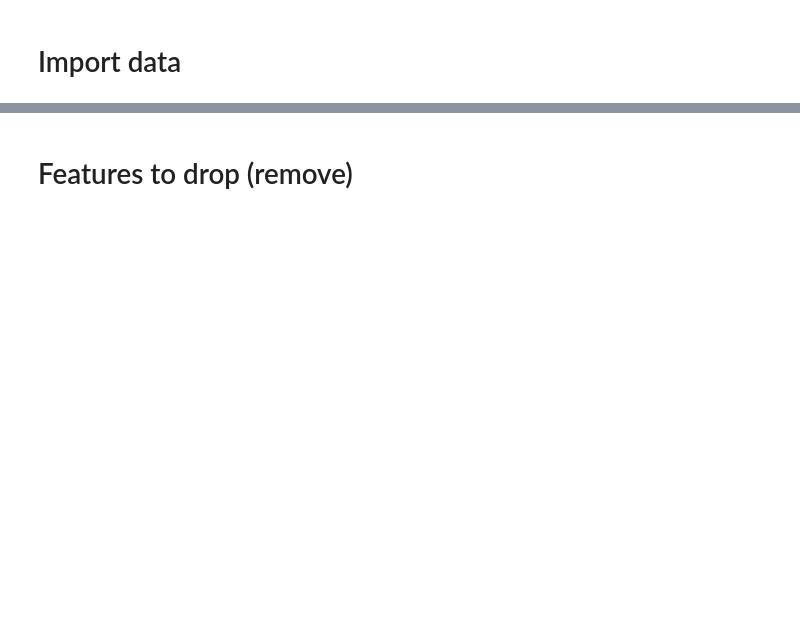
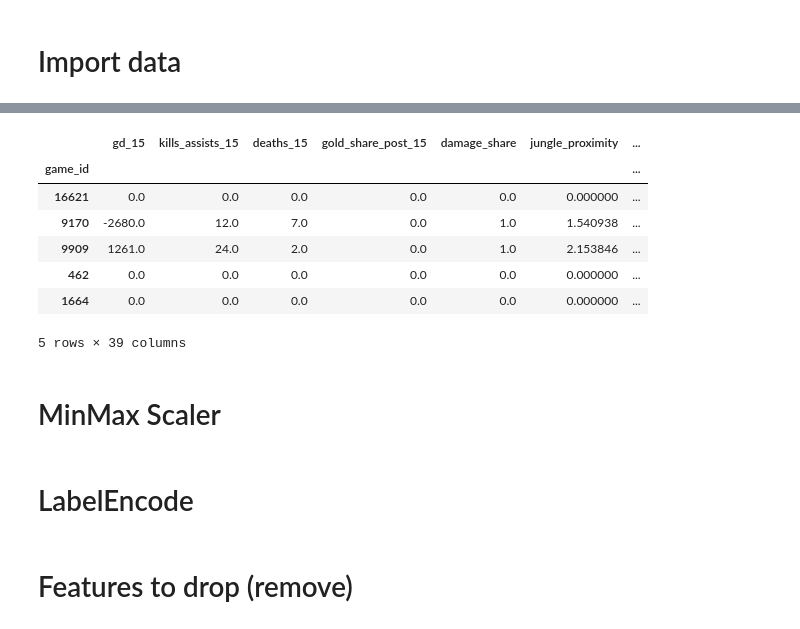
Before and after one commit to stephanyvargas/LoL_winner_predictor, a Jupyter notebook: notebooks/simple_model_Stephy.ipynb, the cells around one changed output, grey strips where cells are left out. Drawn from its saved outputs; the diff is of its cells as text; code cells hidden in the pictures; blank space fills up the shorter version.

```diff
--- a/notebooks/simple_model_Stephy.ipynb
+++ b/notebooks/simple_model_Stephy.ipynb
@@ -92,3 +165,19 @@ pd.DataFrame(champions_dict)
+# %%
+results_RED = df_RED.groupby('game_id').sum()
+results_RED.sample(5)
+# %% [output]
+|  | gd_15 | kills_assists_15 | deaths_15 | gold_share_post_15 | damage_share | jungle_proximity | ... |
+| game_id |  |  |  |  |  |  | ... |
+| 16621 | 0.0 | 0.0 | 0.0 | 0.0 | 0.0 | 0.000000 | ... |
+| 9170 | -2680.0 | 12.0 | 7.0 | 0.0 | 1.0 | 1.540938 | ... |
+| 9909 | 1261.0 | 24.0 | 2.0 | 0.0 | 1.0 | 2.153846 | ... |
+| 462 | 0.0 | 0.0 | 0.0 | 0.0 | 0.0 | 0.000000 | ... |
+| 1664 | 0.0 | 0.0 | 0.0 | 0.0 | 0.0 | 0.000000 | ... |
+5 rows × 39 columns
+# %% [markdown]
+# MinMax Scaler
+# %% [markdown]
+# LabelEncode
 # %% [markdown]
 # Features to drop (remove)
 # %%
```
Also changed, not shown: parts of 16 cells of this notebook.
